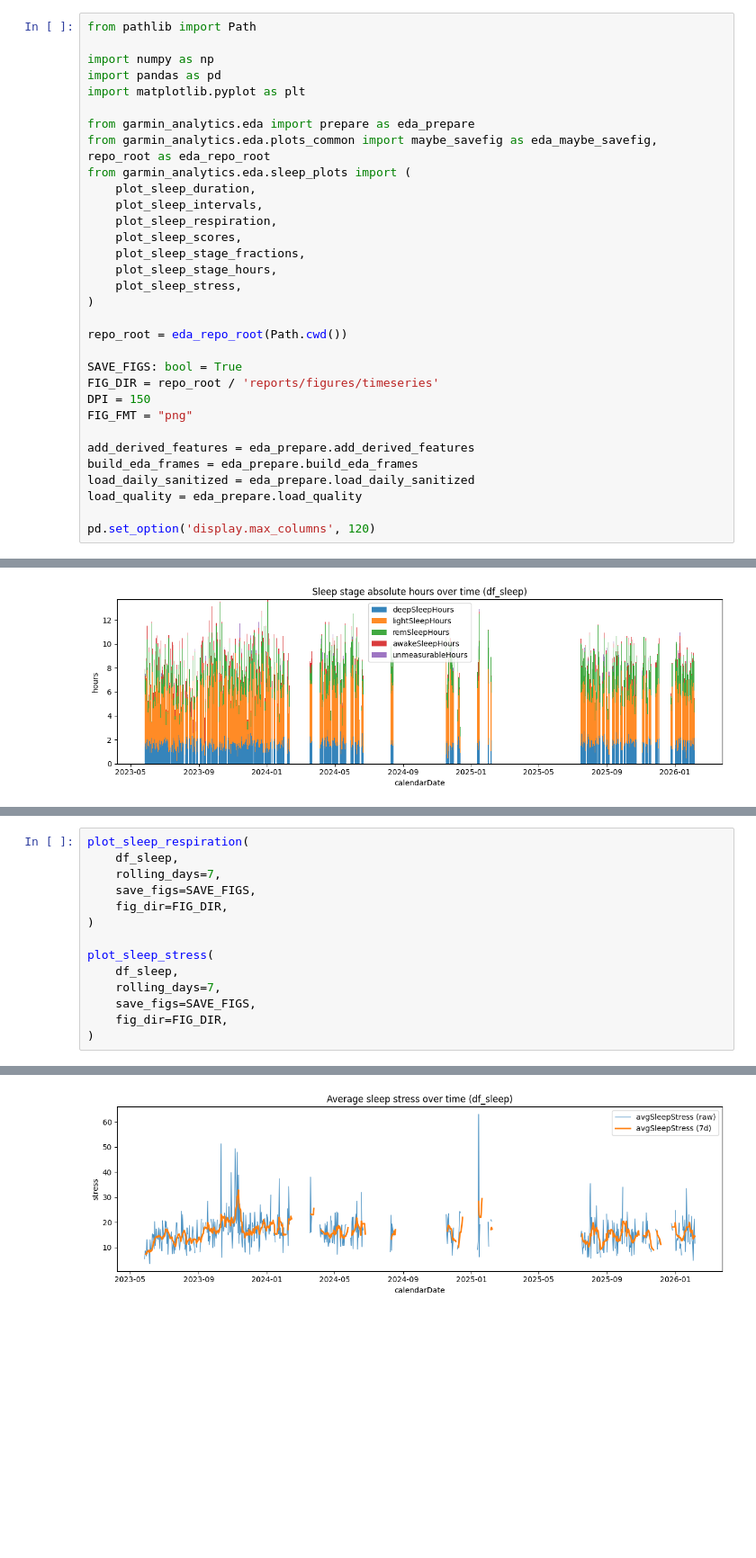
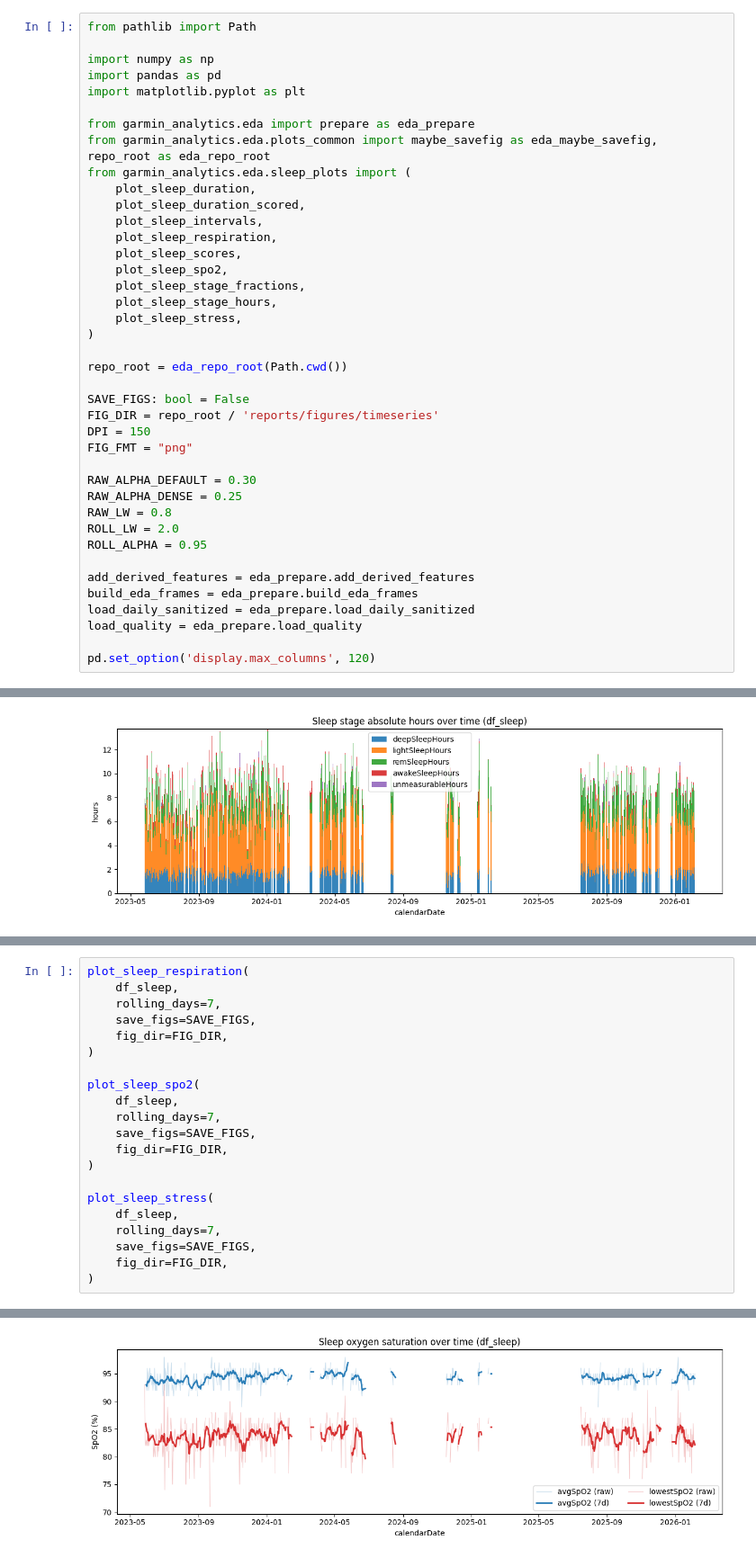
Before and after one commit to AlexBatrakov/wearable-analytics, a Jupyter notebook: notebooks/02_eda_timeseries.ipynb, the cells around one changed output, grey strips where cells are left out. Shown at 90% size. Drawn from its saved outputs; the diff is of its cells as text; blank space fills up the shorter version.

```diff
--- a/notebooks/02_eda_timeseries.ipynb
+++ b/notebooks/02_eda_timeseries.ipynb
@@ -15,9 +23,11 @@ from garmin_analytics.eda import prepare as eda_prepare
 from garmin_analytics.eda.plots_common import maybe_savefig as eda_maybe_savefig, repo_root as eda_repo_root
 from garmin_analytics.eda.sleep_plots import (
     plot_sleep_duration,
+    plot_sleep_duration_scored,
     plot_sleep_intervals,
     plot_sleep_respiration,
     plot_sleep_scores,
+    plot_sleep_spo2,
     plot_sleep_stage_fractions,
     plot_sleep_stage_hours,
     plot_sleep_stress,
@@ -25,10 +35,16 @@ from garmin_analytics.eda.sleep_plots import (
 
 repo_root = eda_repo_root(Path.cwd())
 
-SAVE_FIGS: bool = True
+SAVE_FIGS: bool = False
 FIG_DIR = repo_root / 'reports/figures/timeseries'
 DPI = 150
 FIG_FMT = "png"
+
+RAW_ALPHA_DEFAULT = 0.30
+RAW_ALPHA_DENSE = 0.25
+RAW_LW = 0.8
+ROLL_LW = 2.0
+ROLL_ALPHA = 0.95
 
 add_derived_features = eda_prepare.add_derived_features
 build_eda_frames = eda_prepare.build_eda_frames
@@ -520,5 +766,12 @@ plot_sleep_scores(
 # %%
 plot_sleep_respiration(
+    df_sleep,
+    rolling_days=7,
+    save_figs=SAVE_FIGS,
+    fig_dir=FIG_DIR,
+)
+
+plot_sleep_spo2(
     df_sleep,
     rolling_days=7,
     save_figs=SAVE_FIGS,
@@ -536 +789 @@ plot_sleep_stress(
-[figure, old version]
+[figure, new version]
```
Also changed, not shown: parts of 31 cells of this notebook, 2 other files.
